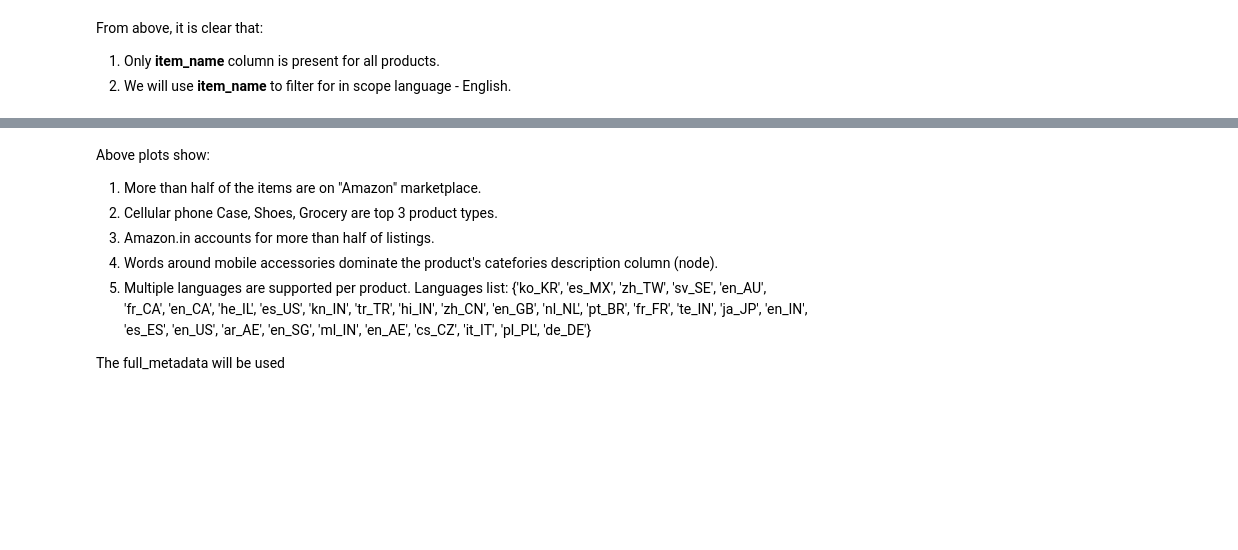
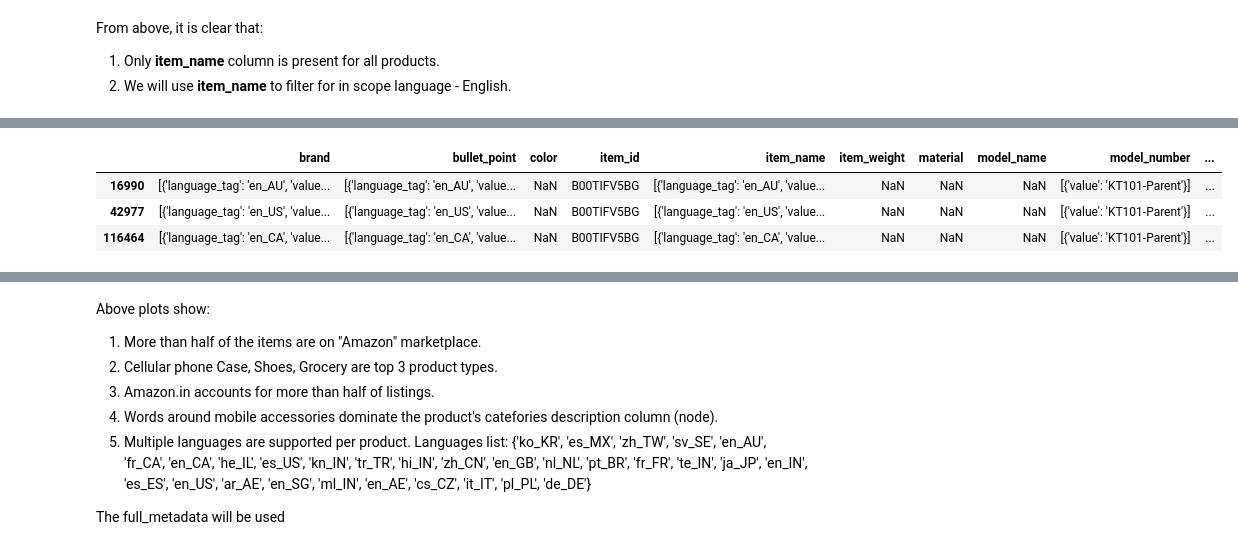
Before and after one commit to umeshrawat/shopAssist, a Jupyter notebook: notebooks/EDA.ipynb, the cells around one changed output, grey strips where cells are left out. Saved outputs shown, nothing was run; the diff lists cells and outputs as text; code cells hidden in the pictures; blank space fills up the shorter version.

```diff
--- a/notebooks/EDA.ipynb
+++ b/notebooks/EDA.ipynb
@@ -175,5 +327,10 @@ print(duplicate_counts)
 # %%
-inScopeMetadata.loc[inScopeMetadata['item_id'] == 'B07WC622LH']
+inScopeMetadata.loc[inScopeMetadata['item_id'] == 'B00TIFV5BG']
+# %% [output]
+|  | brand | bullet_point | color | item_id | item_name | item_weight | material | model_name | model_number | ... |
+| 16990 | [{'language_tag': 'en_AU', 'value... | [{'language_tag': 'en_AU', 'value... | NaN | B00TIFV5BG | [{'language_tag': 'en_AU', 'value... | NaN | NaN | NaN | [{'value': 'KT101-Parent'}] | ... |
+| 42977 | [{'language_tag': 'en_US', 'value... | [{'language_tag': 'en_US', 'value... | NaN | B00TIFV5BG | [{'language_tag': 'en_US', 'value... | NaN | NaN | NaN | [{'value': 'KT101-Parent'}] | ... |
+| 116464 | [{'language_tag': 'en_CA', 'value... | [{'language_tag': 'en_CA', 'value... | NaN | B00TIFV5BG | [{'language_tag': 'en_CA', 'value... | NaN | NaN | NaN | [{'value': 'KT101-Parent'}] | ... |
 # %%
 def auto_flatten_json_columns(df, keys_to_try=['value', 'name', 'node_name']):
     """
```
Also changed, not shown: parts of 35 cells of this notebook.
